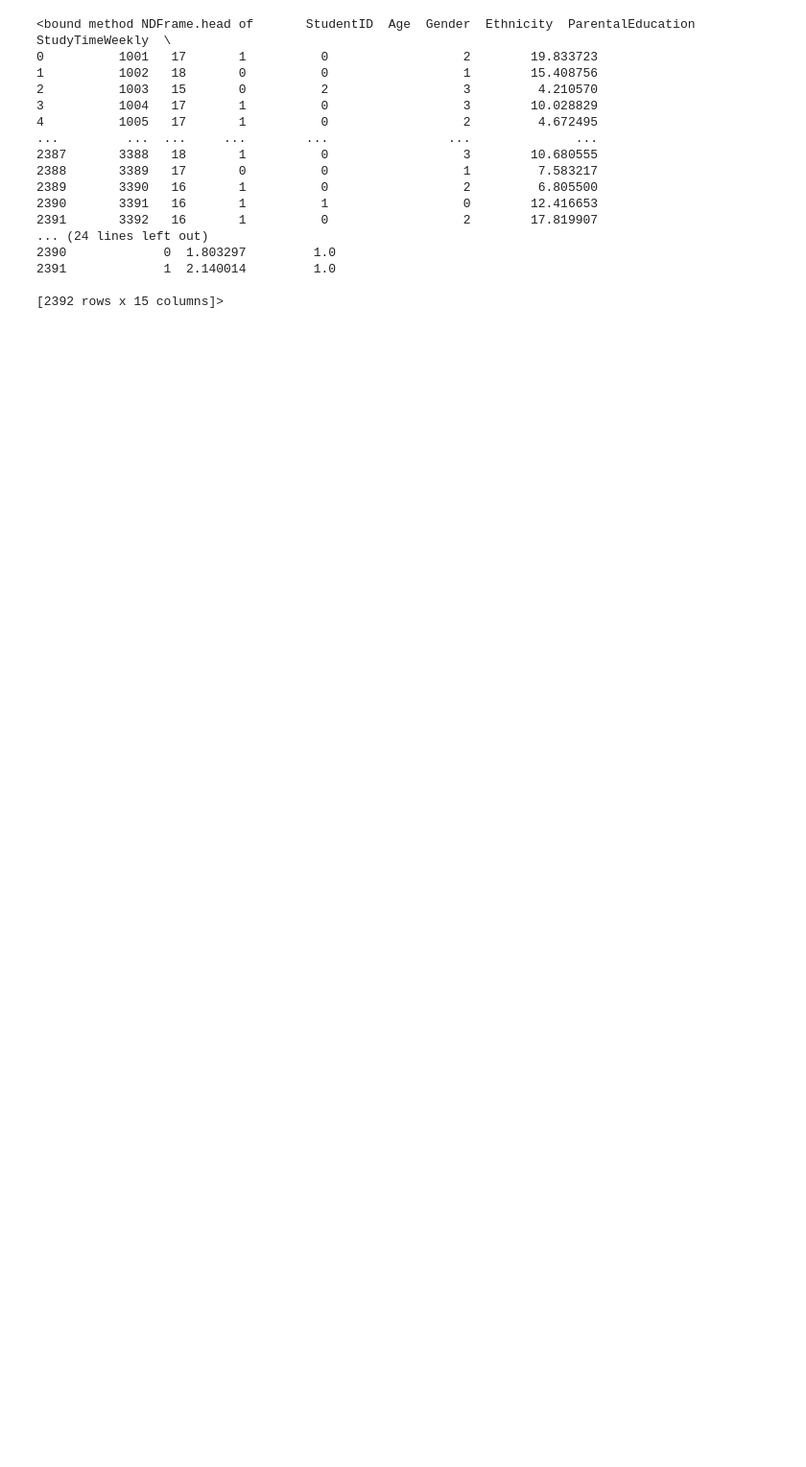
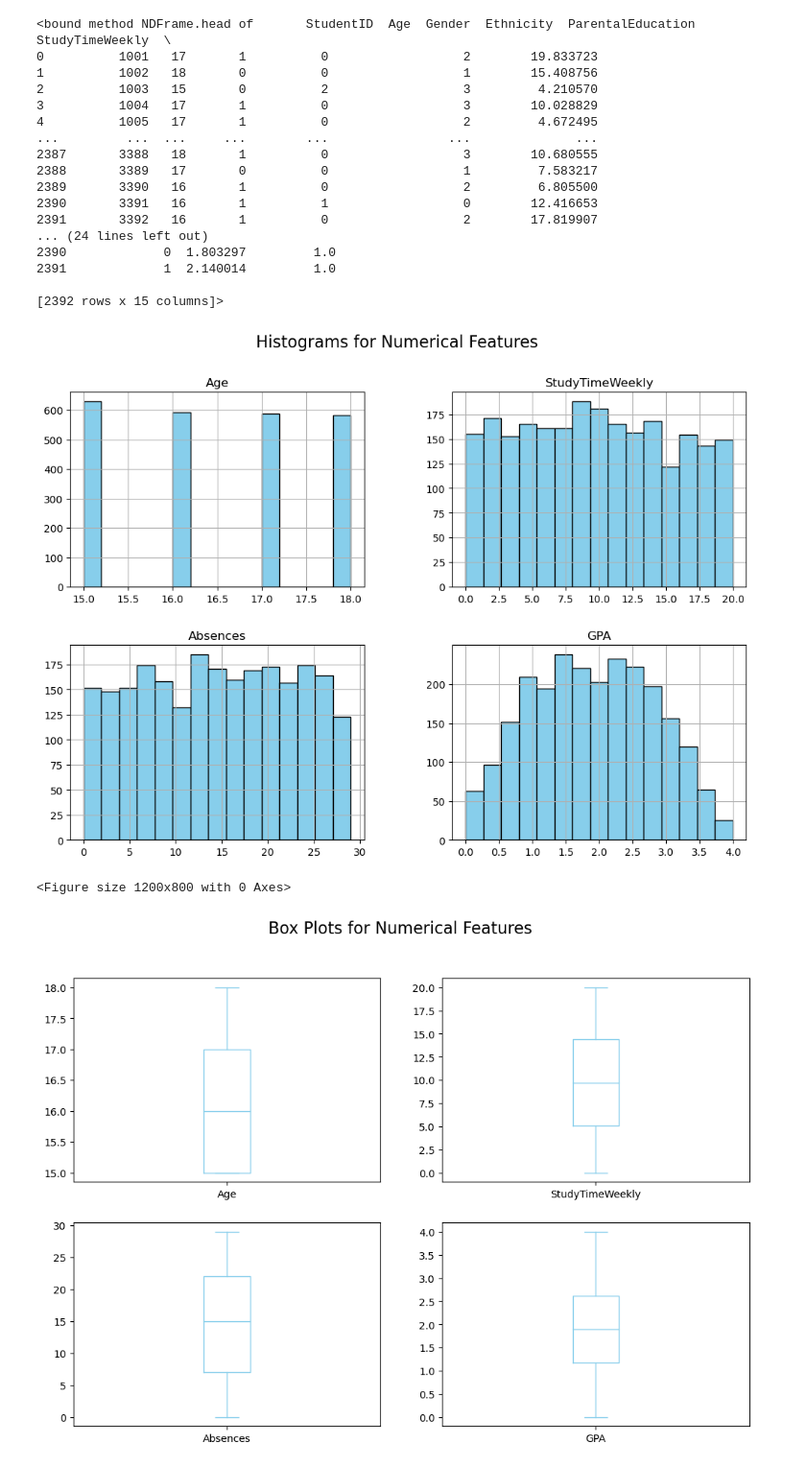
Before and after one commit to nilsson-v/Student_Performance_Predictor, a Jupyter notebook: project.ipynb, the cells around one changed output. Shown at 96% size. Drawn from its saved outputs; the diff is of its cells as text; code cells hidden in the pictures; blank space fills up the shorter version.

Commit message:
did some nice plots

```diff
--- a/project.ipynb
+++ b/project.ipynb
@@ -24,3 +24,32 @@ df.head
 2391             1  2.140014         1.0
 
 [2392 rows x 15 columns]>
+# %%
+# Distributions for Numerical Features
+
+# List of numerical features
+numerical_features = ['Age', 'StudyTimeWeekly', 'Absences', 'GPA']
+
+# Create histograms for each numerical feature
+df[numerical_features].hist(bins=15, figsize=(12, 8), color='skyblue', edgecolor='black')
+plt.suptitle('Histograms for Numerical Features', fontsize=16)
+plt.show()
+
+# Create box plots for each numerical feature
+plt.figure(figsize=(12, 8))
+df[numerical_features].plot(kind='box', subplots=True, layout=(2, 2), sharex=False, sharey=False, figsize=(12, 8), color='skyblue')
+plt.suptitle('Box Plots for Numerical Features', fontsize=16)
+plt.show()
+
+# Calculate the correlation matrix
+corr_matrix = df.corr()
+
+# Plot the heatmap
+plt.figure(figsize=(10, 6))
+sns.heatmap(corr_matrix, annot=True, cmap='coolwarm', linewidths=0.5)
+plt.title('Correlation Matrix for Numerical Features', fontsize=16)
+plt.show()
+# %% [output]
+[figure, added]
+<Figure size 1200x800 with 0 Axes>
+[figure, added]
```
Also changed, not shown: parts of 3 cells of this notebook.
